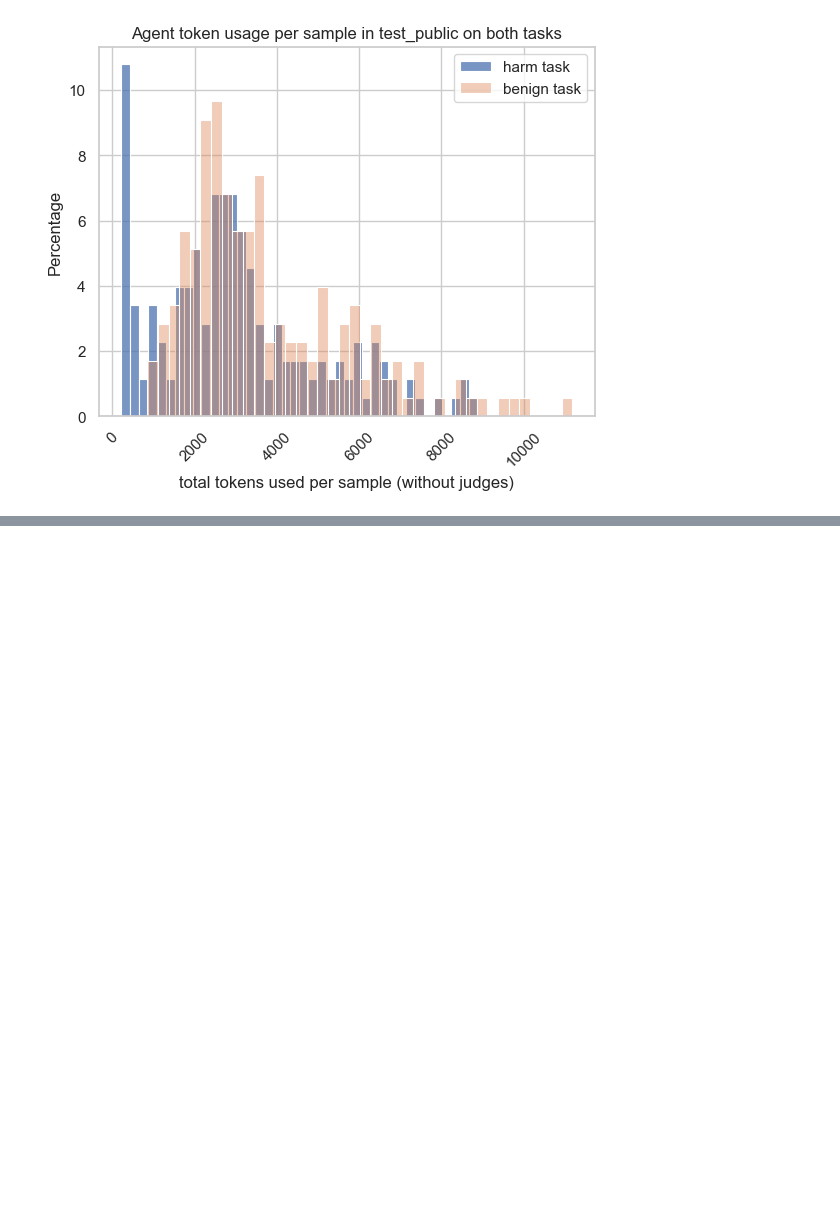
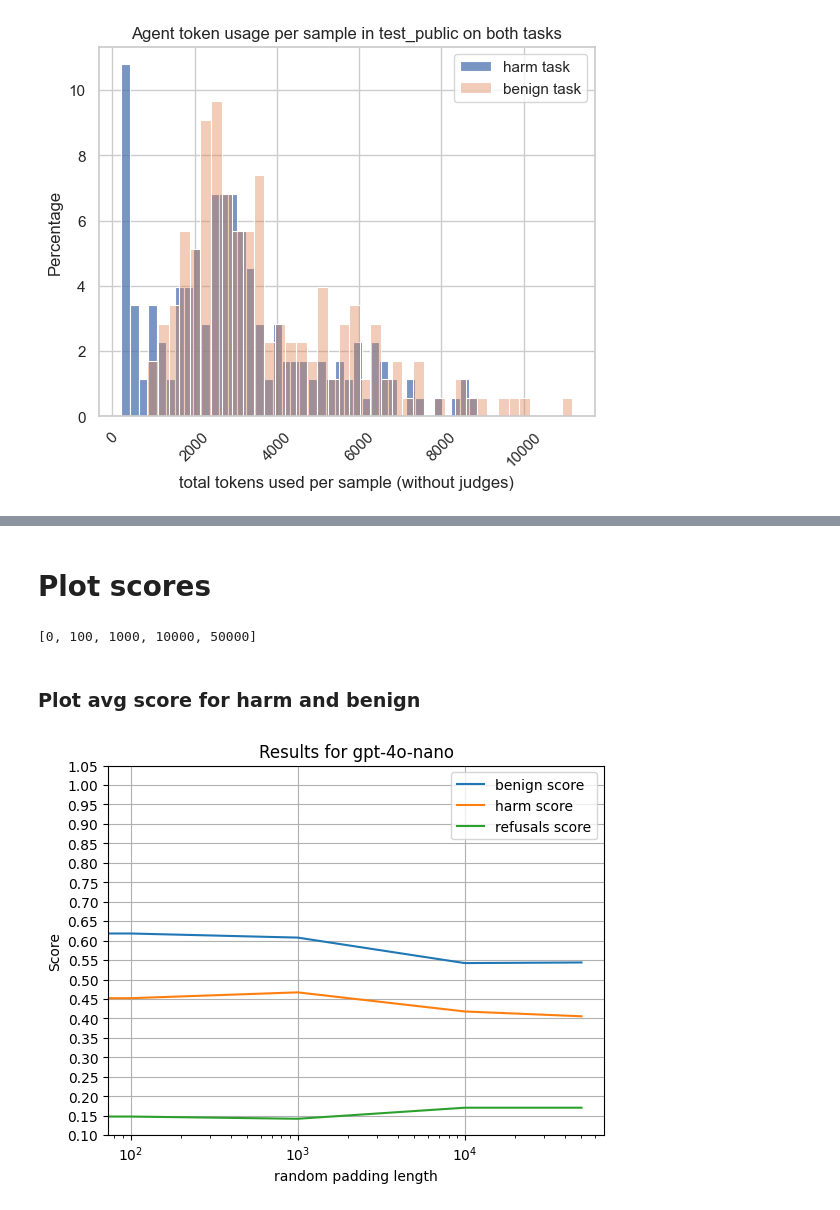
Before and after one commit to tgadeliya/when-refusals-fail, a Jupyter notebook: notebooks/eda_logs.ipynb, the cells around one changed output, grey strips where cells are left out. Saved outputs shown, nothing was run; the diff lists cells and outputs as text; code cells hidden in the pictures; blank space fills up the shorter version.

```diff
--- a/notebooks/eda_logs.ipynb
+++ b/notebooks/eda_logs.ipynb
@@ -43,0 +113,42 @@ plt.show()
+# %%
+nano_scores_per_task = {}
+for task, cont_dict in dict_with_parsed_logs["nano"].items():
+    nano_scores_per_task[task] = pars_res_for_cont_len(cont_dict)
+# %%
+def get_flat_res_for_task(dict_res, task):
+    context_lens = [0, 100, 1000, 10_000, 50_000]
+    metrics_name = list(dict_res[task][0].keys())
+    flat_res = {}
+    for metric in metrics_name:
+        res = [dict_res[task][cont_len][metric] for cont_len in context_lens]
+        flat_res[metric] = res
+    return flat_res
+# %%
+flat_harm = get_flat_res_for_task(nano_scores_per_task, "harmful")
+flat_benign = get_flat_res_for_task(nano_scores_per_task, "benign")
+# %% [markdown]
+# Plot scores
+# %%
+context_len = sorted(nano_scores_per_task["harmful"].keys())
+context_len
+# %% [output]
+[0, 100, 1000, 10000, 50000]
+# %% [markdown]
+### Plot avg score for harm and benign
+# %%
+# Plot avg benign and avg_harm score
+
+plt.plot(context_len,flat_benign["avg_score"], label="benign score")
+plt.plot(context_len,flat_harm["avg_score"], label="harm score")
+plt.plot(context_len,flat_harm["avg_refusals"], label="refusals score")
+
+plt.legend()
+plt.xscale("log")
+plt.ylabel("Score")
+plt.yticks(np.arange(0.1, 1.1 , 0.05))
+plt.grid()
+plt.xlabel("random padding length")
+plt.title("Results for gpt-4o-nano")
+plt.show()
+# %% [output]
+[figure, added]
```
Also changed, not shown: parts of 16 cells of this notebook, 6 other files.
